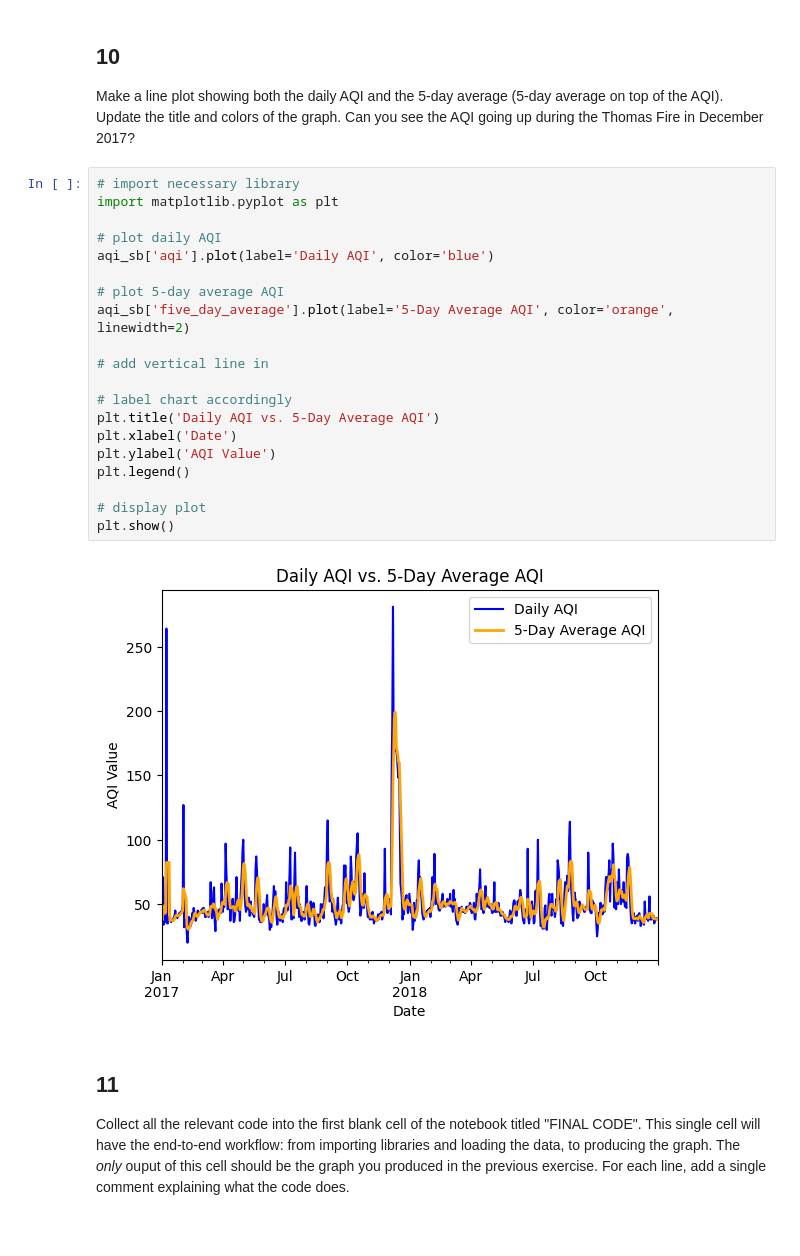
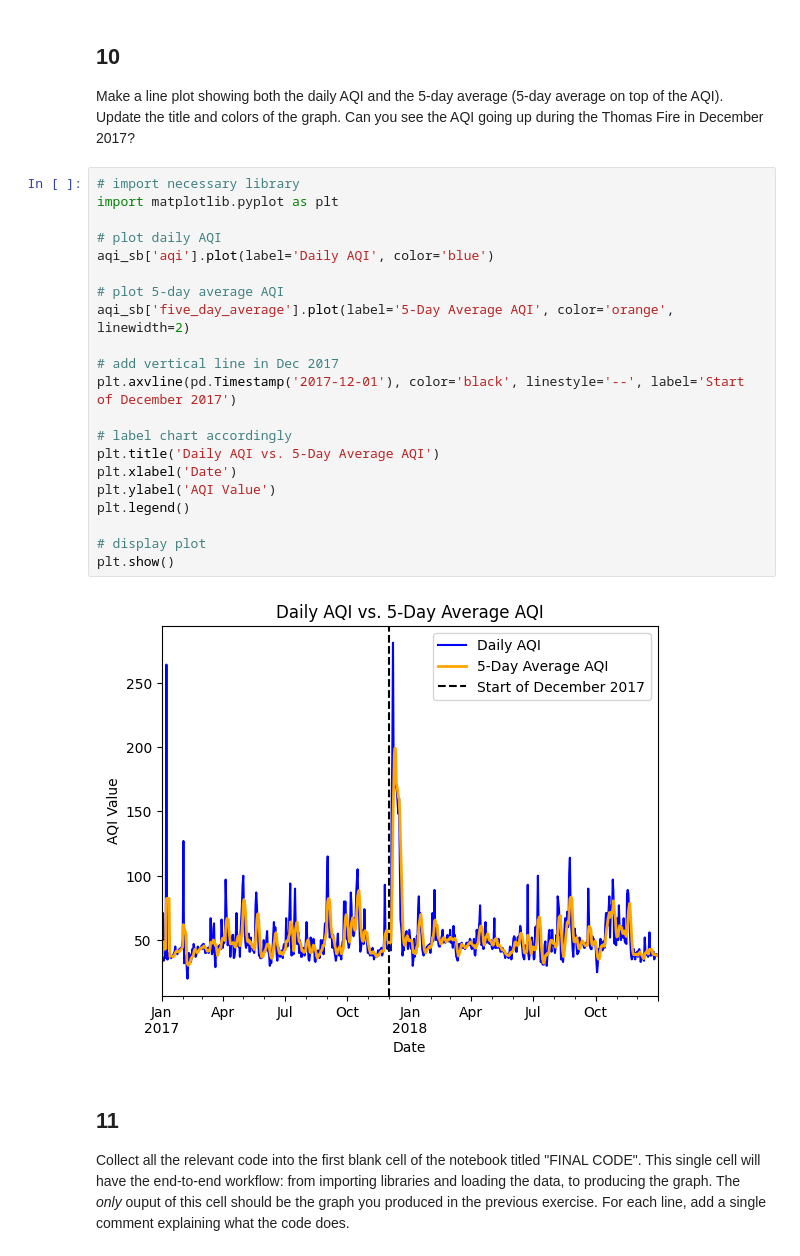
Before and after one commit to maxwellpatt/eds220-hwk-2, a Jupyter notebook: hwk2-task2-aqi.ipynb, the cells around one changed output. Drawn from its saved outputs; the diff is of its cells as text.

```diff
--- a/hwk2-task2-aqi.ipynb
+++ b/hwk2-task2-aqi.ipynb
@@ -279,25 +385,26 @@ Make a line plot showing both the daily AQI and the 5-day average (5-day average
 # %%
 # import necessary library
 import matplotlib.pyplot as plt
 
 # plot daily AQI
 aqi_sb['aqi'].plot(label='Daily AQI', color='blue')
 
 # plot 5-day average AQI
 aqi_sb['five_day_average'].plot(label='5-Day Average AQI', color='orange', linewidth=2)
 
-# add vertical line in
+# add vertical line in Dec 2017
+plt.axvline(pd.Timestamp('2017-12-01'), color='black', linestyle='--', label='Start of December 2017')
 
 # label chart accordingly
 plt.title('Daily AQI vs. 5-Day Average AQI')
 plt.xlabel('Date')
 plt.ylabel('AQI Value')
 plt.legend()
 
 # display plot
 plt.show()
 # %% [output]
-[figure, old version]
+[figure, new version]
 # %% [markdown]
 ## 11
 
```
Also changed, not shown: parts of 3 cells of this notebook, 1 other file.
